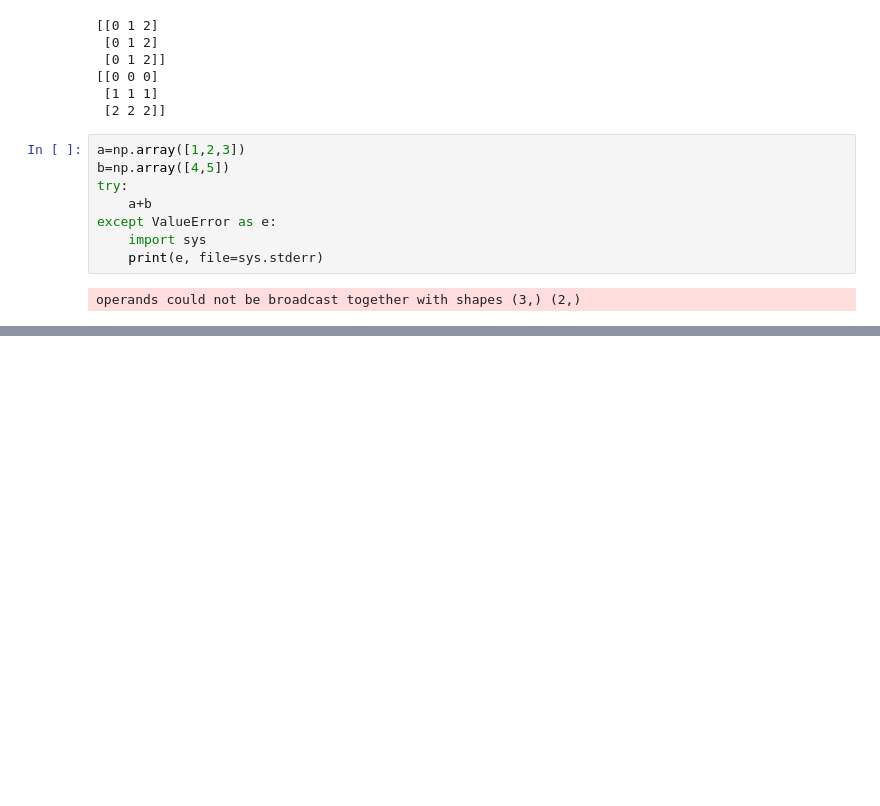
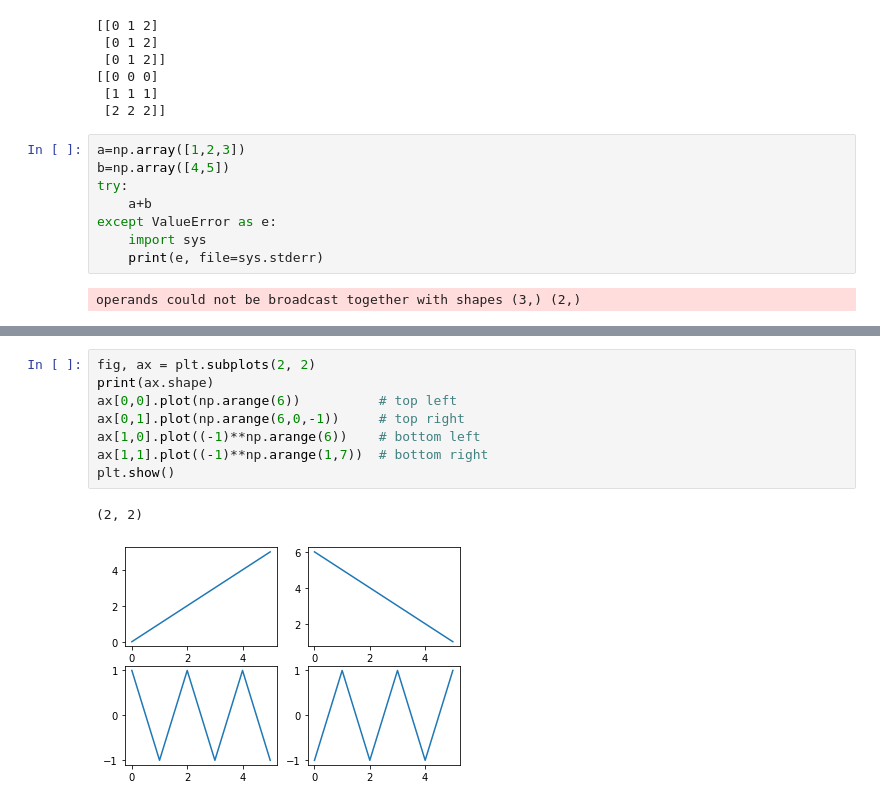
Before and after one commit to tauimonen/Data-science, a Jupyter notebook: advanced_numpy.ipynb, the cells around one changed output, grey strips where cells are left out. Drawn from its saved outputs; the diff is of its cells as text; blank space fills up the shorter version.

```diff
--- a/advanced_numpy.ipynb
+++ b/advanced_numpy.ipynb
@@ -778,0 +1133,11 @@ operands could not be broadcast together with shapes (3,) (2,)
+# %%
+fig, ax = plt.subplots(2, 2)
+print(ax.shape)
+ax[0,0].plot(np.arange(6))          # top left
+ax[0,1].plot(np.arange(6,0,-1))     # top right
+ax[1,0].plot((-1)**np.arange(6))    # bottom left
+ax[1,1].plot((-1)**np.arange(1,7))  # bottom right
+plt.show()
+# %% [output]
+(2, 2)
+[figure, added]
```
Also changed, not shown: parts of 56 cells of this notebook, 1 other file.
